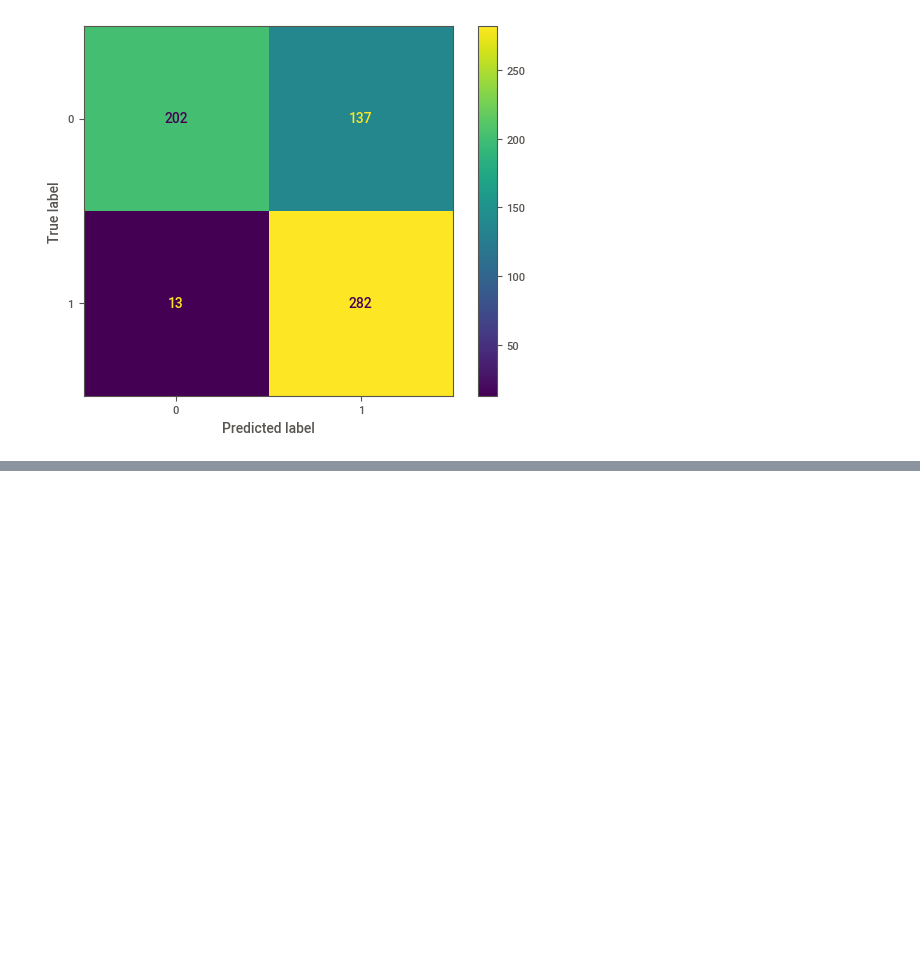
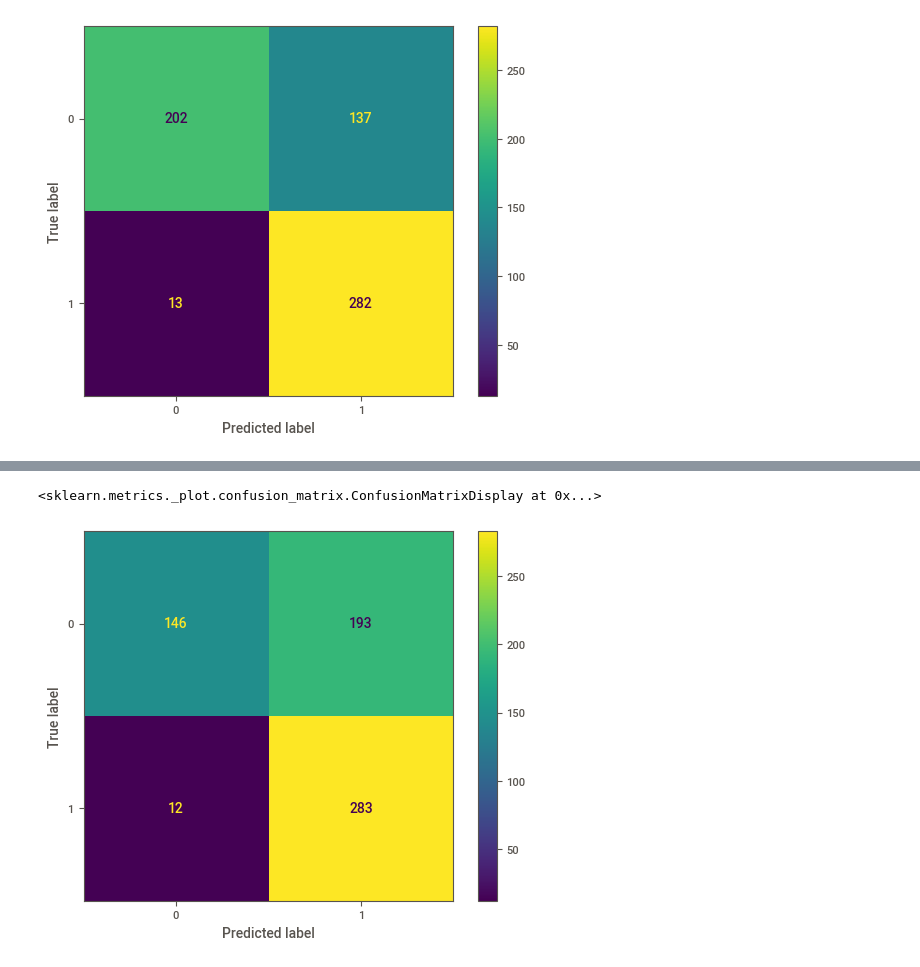
Before and after one commit to angelomedeiros/formacao-ia-classificacao-naive-bayes, a Jupyter notebook: modelo_obesidade.ipynb, the cells around one changed output, grey strips where cells are left out. Drawn from its saved outputs; the diff is of its cells as text; code cells hidden in the pictures; blank space fills up the shorter version.

Commit message:
feat: Treinamento do Modelo - Seleção de Melhores Features

```diff
--- a/modelo_obesidade.ipynb
+++ b/modelo_obesidade.ipynb
@@ -243,0 +249,7 @@ disp_modelo_baseline.plot()
+# %%
+X_train_kbest = kbest.fit_transform(X_train, y_train)
+# %%
+# Quais foram as features selecionadas?
+kbest_features = kbest.get_support(indices=True)
+X_train_best_features = X_train.iloc[:, kbest_features]
+X_train_best_features.info()
@@ -243,0 +273,4 @@ disp_modelo_baseline.plot()
+# %%
+# Treinar modelo com as features selecionadas
+model_baseline_kbest = GaussianNB()
+model_baseline_kbest.fit(X_train_best_features, y_train)
@@ -243,0 +281,7 @@ disp_modelo_baseline.plot()
+# %%
+# Fitlrar - Aplicar transformação no conjunto de testes
+X_test_kbest = kbest.transform(X_test)
+X_test_best_features = X_test.iloc[:, kbest_features]
+
+# Predizer valores do conjunto de testes
+y_pred_kbest = model_baseline_kbest.predict(X_test_best_features)
@@ -243,0 +306,8 @@ disp_modelo_baseline.plot()
+# %%
+# Matriz de Confusão
+confusion_matrix_modelo_kbest = confusion_matrix(y_test, y_pred_kbest)
+disp_modelo_kbest = ConfusionMatrixDisplay(confusion_matrix_modelo_kbest)
+disp_modelo_kbest.plot()
+# %% [output]
+<sklearn.metrics._plot.confusion_matrix.ConfusionMatrixDisplay at 0x...>
+[figure, added]
```
Also changed, not shown: parts of 9 cells of this notebook.
